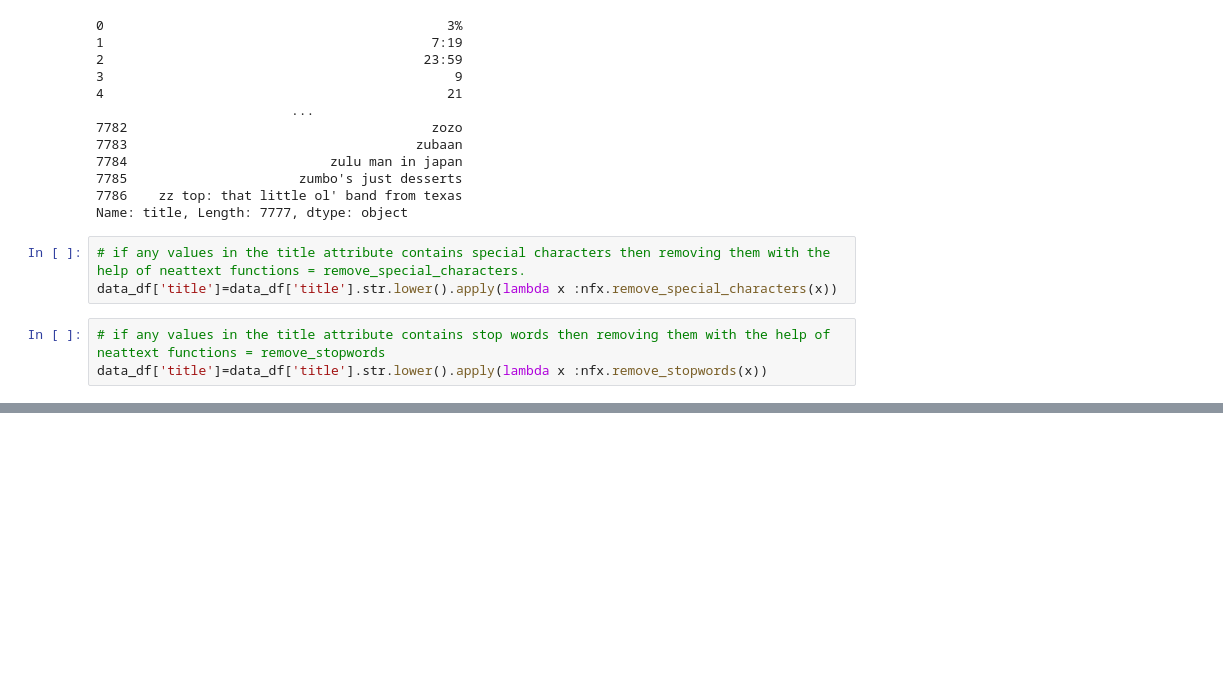
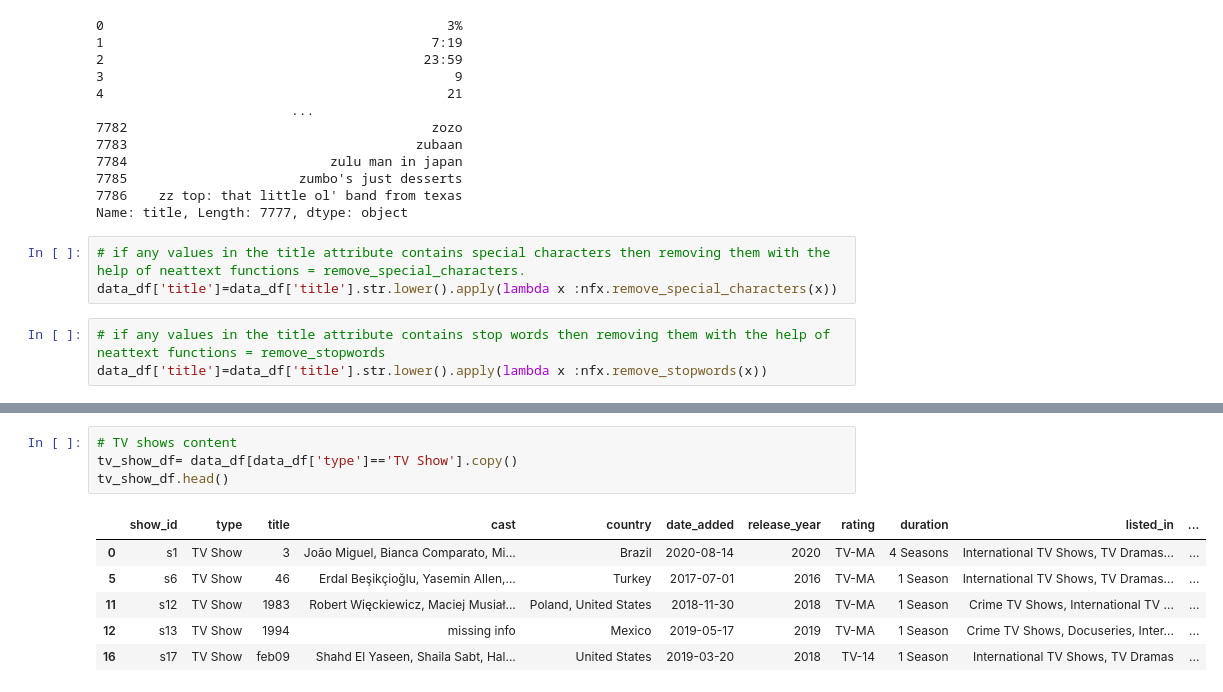
Before and after one commit to TanuRajput110/NETFLIX-MOVIES-AND-TV-SHOWS-CLUSTERING, a Jupyter notebook: Github_Netflix_Movies_and_TV_Shows_Clustering.ipynb, the cells around one changed output, grey strips where cells are left out. Drawn from its saved outputs; the diff is of its cells as text; blank space fills up the shorter version.

```diff
--- a/Github_Netflix_Movies_and_TV_Shows_Clustering.ipynb
+++ b/Github_Netflix_Movies_and_TV_Shows_Clustering.ipynb
@@ -405,0 +455,11 @@ sns.heatmap(data_df.isnull())
+# %%
+# TV shows content
+tv_show_df= data_df[data_df['type']=='TV Show'].copy()
+tv_show_df.head()
+# %% [output]
+|  | show_id | type | title | cast | country | date_added | release_year | rating | duration | listed_in | ... |
+| 0 | s1 | TV Show | 3 | João Miguel, Bianca Comparato, Mi... | Brazil | 2020-08-14 | 2020 | TV-MA | 4 Seasons | International TV Shows, TV Dramas... | ... |
+| 5 | s6 | TV Show | 46 | Erdal Beşikçioğlu, Yasemin Allen,... | Turkey | 2017-07-01 | 2016 | TV-MA | 1 Season | International TV Shows, TV Dramas... | ... |
+| 11 | s12 | TV Show | 1983 | Robert Więckiewicz, Maciej Musiał... | Poland, United States | 2018-11-30 | 2018 | TV-MA | 1 Season | Crime TV Shows, International TV ... | ... |
+| 12 | s13 | TV Show | 1994 | missing info | Mexico | 2019-05-17 | 2019 | TV-MA | 1 Season | Crime TV Shows, Docuseries, Inter... | ... |
+| 16 | s17 | TV Show | feb09 | Shahd El Yaseen, Shaila Sabt, Hal... | United States | 2019-03-20 | 2018 | TV-14 | 1 Season | International TV Shows, TV Dramas | ... |
```
Also changed, not shown: parts of 27 cells of this notebook.
